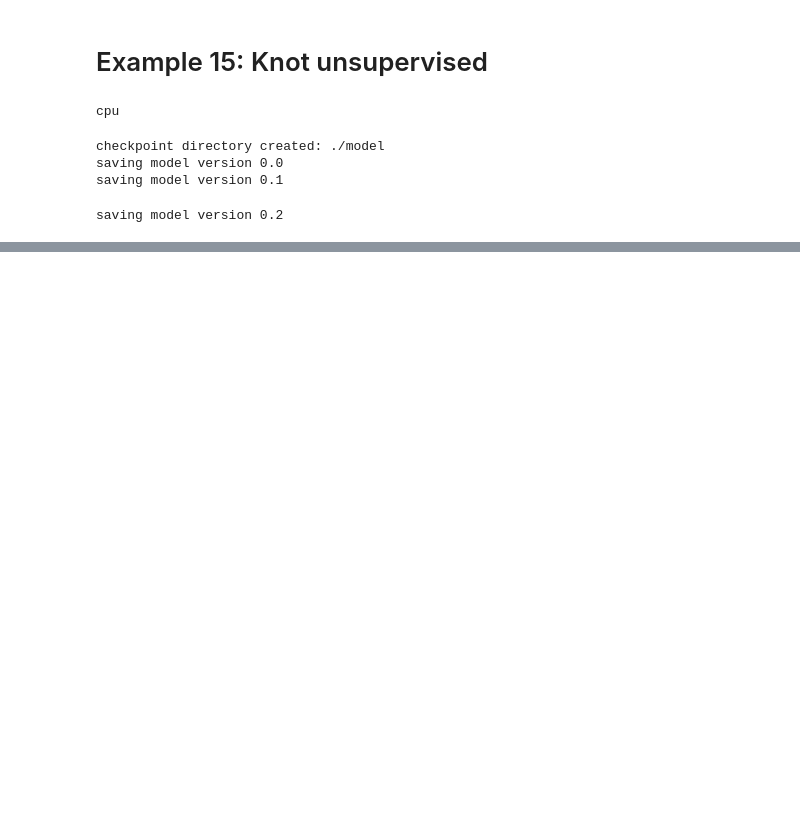
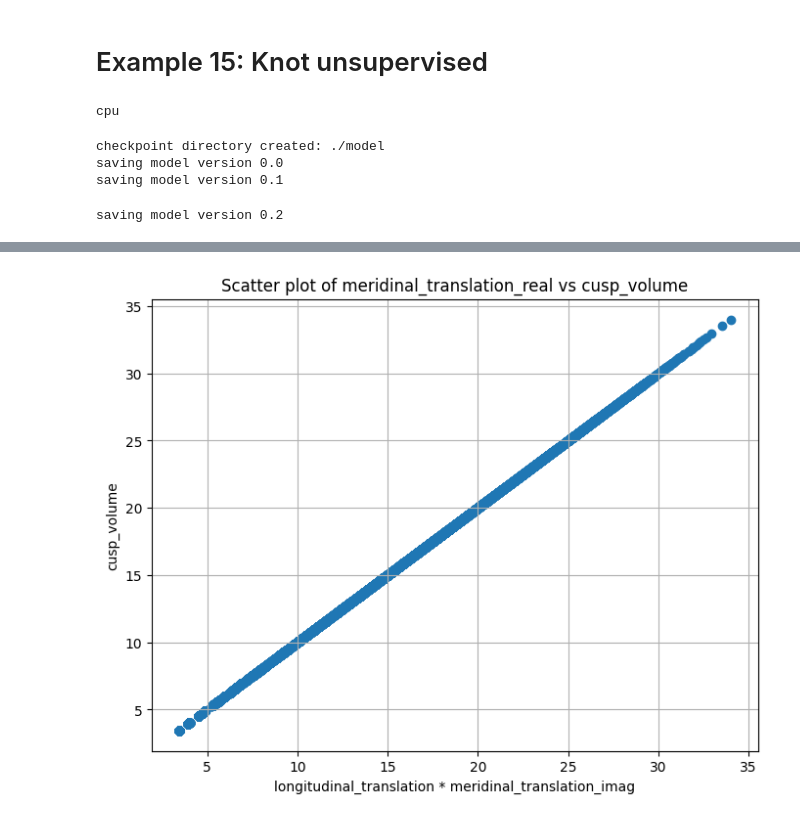
Before and after one commit to shamanth-kuthpadi/KANs-IOMICS, a Jupyter notebook: knot_unsupervised.ipynb, the cells around one changed output, grey strips where cells are left out. Drawn from its saved outputs; the diff is of its cells as text; code cells hidden in the pictures; blank space fills up the shorter version.

```diff
--- a/knot_unsupervised.ipynb
+++ b/knot_unsupervised.ipynb
@@ -97,0 +115,18 @@ torch.Size([389992, 18])
+# %%
+import matplotlib.pyplot as plt
+
+y_col = 'cusp_volume'
+
+x = df['longitudinal_translation'] * df['meridinal_translation_imag']
+y = df[y_col]
+c = df[color_col]
+plt.figure(figsize=(8, 6))
+scatter = plt.scatter(x, y)
+
+plt.xlabel('longitudinal_translation * meridinal_translation_imag')
+plt.ylabel(y_col)
+plt.title(f'Scatter plot of {x_col} vs {y_col}')
+plt.grid(True)
+plt.show()
+# %% [output]
+[figure, added]
```
Also changed, not shown: parts of 6 cells of this notebook, 3 other files.
